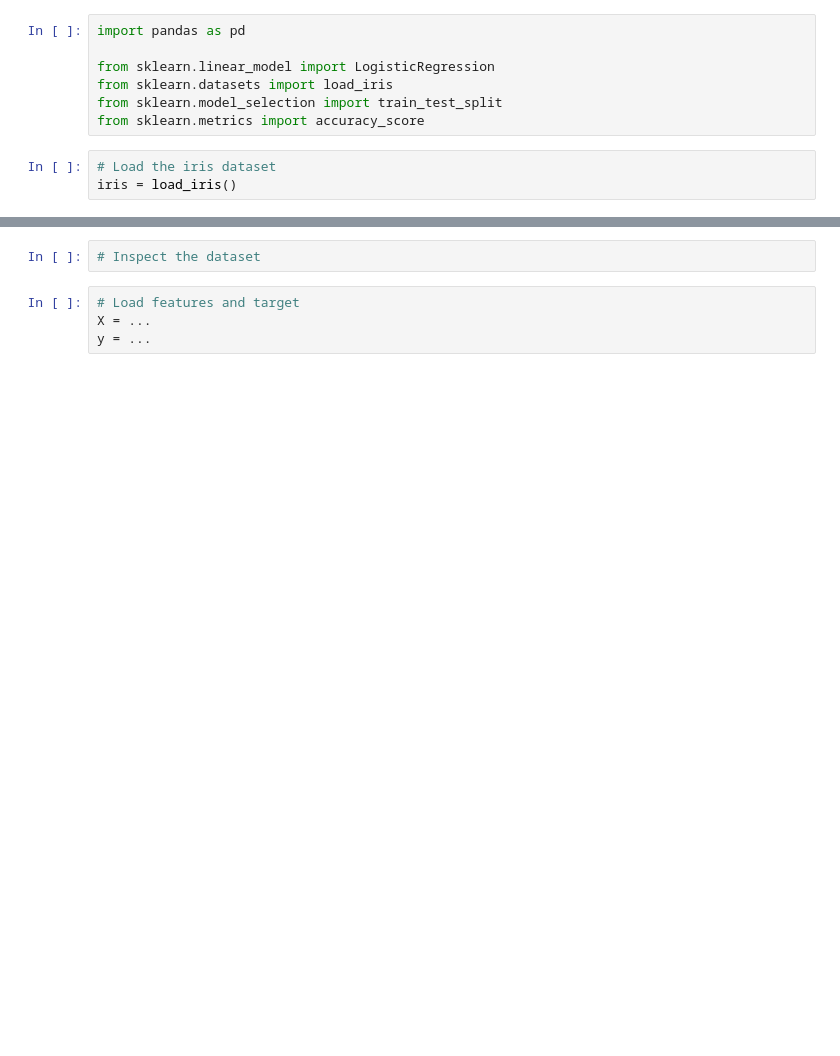
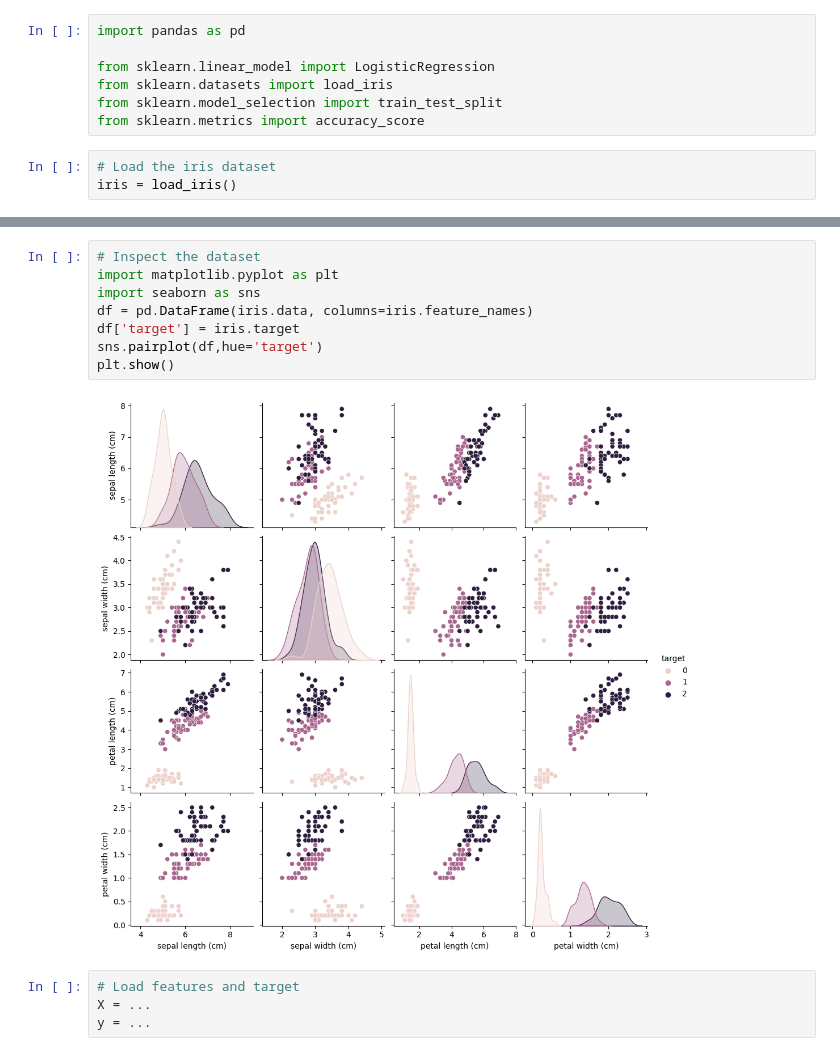
Before and after one commit to automessage/BEVADAT2022232, a Jupyter notebook: GYAK/GYAK07/LogisticRegression.ipynb, the cells around one changed output, grey strips where cells are left out. Cells and saved outputs as stored; diff of their text form; blank space fills up the shorter version.

```diff
--- a/GYAK/GYAK07/LogisticRegression.ipynb
+++ b/GYAK/GYAK07/LogisticRegression.ipynb
@@ -33,5 +42,13 @@ dir(iris)
-# %%
-# Inspect the dataset
+# %%
+# Inspect the dataset
+import matplotlib.pyplot as plt
+import seaborn as sns
+df = pd.DataFrame(iris.data, columns=iris.feature_names)
+df['target'] = iris.target
+sns.pairplot(df,hue='target')
+plt.show()
+# %% [output]
+[figure, added]
 # %%
 # Load features and target
 X = ...
```
Also changed, not shown: parts of 1 cell of this notebook, 2 other files.
